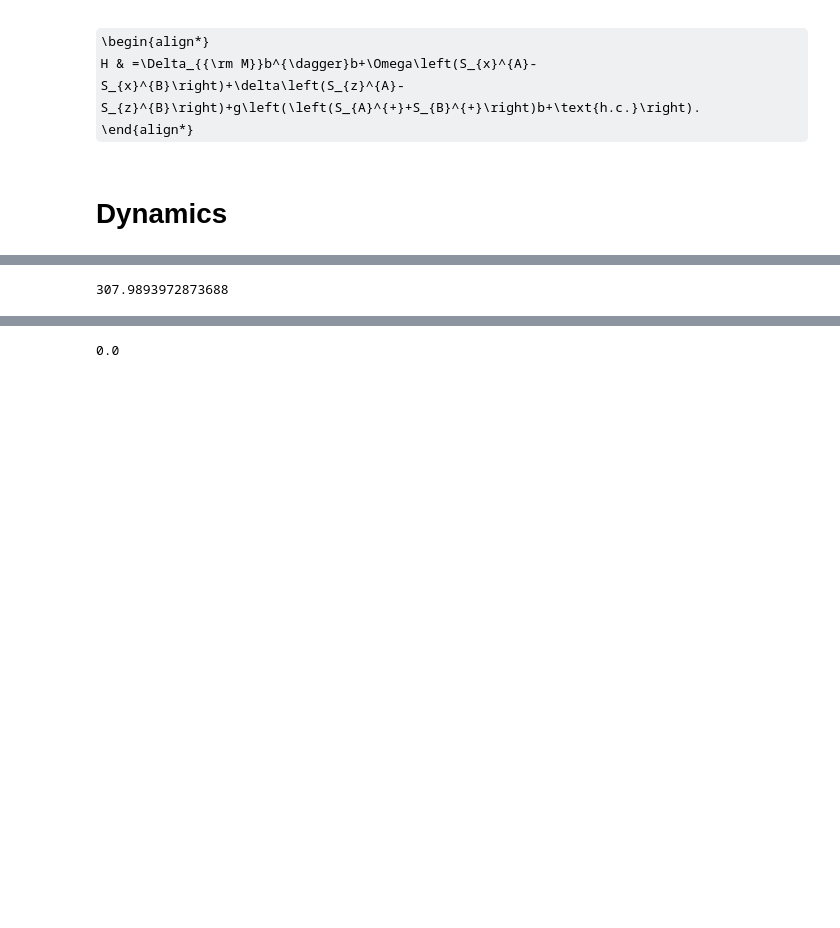
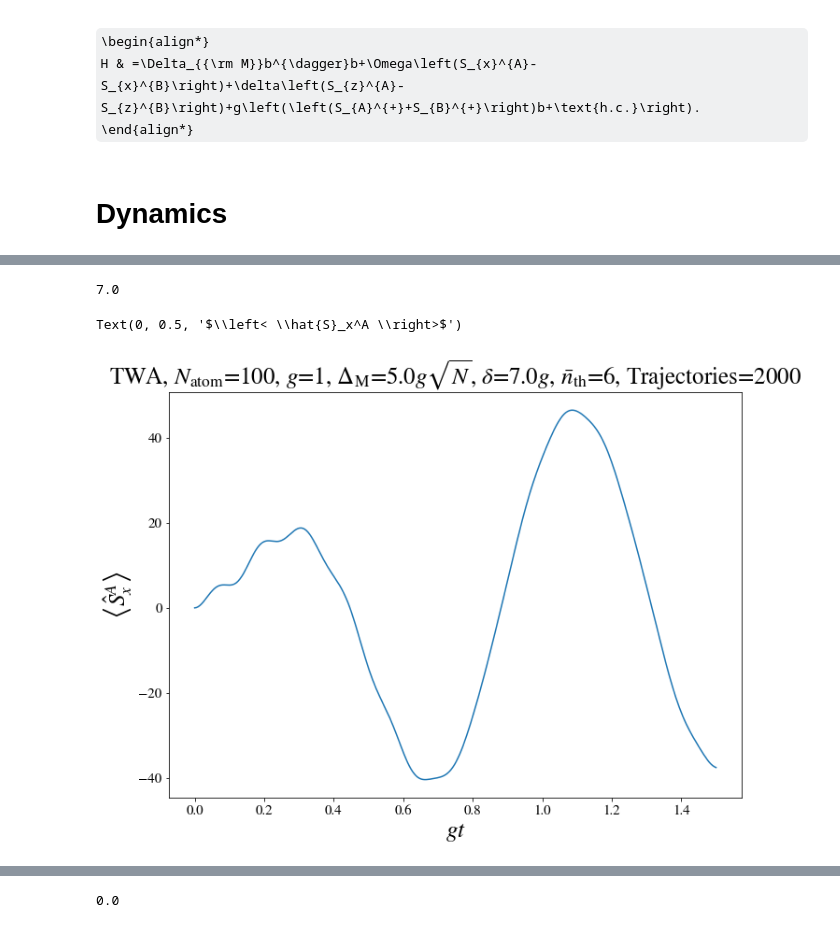
Before and after one commit to eckast161/Engineering-phonon-nuclear-spin, a Jupyter notebook: Collect_AB_system_TWA.ipynb, the cells around one changed output, grey strips where cells are left out. Cells and saved outputs as stored; diff of their text form; code cells hidden in the pictures; some formulas as TeX source; blank space fills up the shorter version.

```diff
--- a/Collect_AB_system_TWA.ipynb
+++ b/Collect_AB_system_TWA.ipynb
@@ -297,11 +347,4 @@ from numba import jit
 from numpy import sin, cos
 
 T0=time.time()
-# %%
-t1=time.time()
-
-
-print(t1-t0)
-# %% [output]
-307.9893972873688
 # %%
@@ -308,0 +358,16 @@ fact_det=int(DeltaM/(gC*sqrt(N_atom)))
+# %%
+f_delta
+# %% [output]
+7.0
+# %%
+plt.plot(t,Aver_tot[0])
+
+plt.title("$\\rm{TWA}$, $N_{\\rm{atom}}$="+str(N_atom)+", $ g$="+str(gC)+", $ \\Delta_{\\rm{M}}$="+str((f_DeltaM))+"$g\\sqrt{N}$"+", $ \\delta$="+str(f_delta)+"$g$"+", $\\bar{n}_{\\rm{th}}$="+str(nth)+", "+"Trajectories="+str(traj),fontsize=25)
+
+
+#plt.title("$\\rm{TWA}$, $N_{\\rm{atom}}$="+str(N_atom)+", $ \\Delta_{\\rm{M}}$="+str(DeltaM)+", $ g$="+str(gC)+", $ \\delta$="+str(delta)+", $\\bar{n}_{\\rm{th}}$="+str(nth)+", Trajectories="+str(traj),fontsize=25)
+plt.xlabel("$gt $",fontsize=25)
+plt.ylabel("$\\left< \\hat{S}_x^A \\right>$",fontsize=25)
+# %% [output]
+Text(0, 0.5, '$\\left< \\hat{S}_x^A \\right>$')
+[figure, added]
```
Also changed, not shown: parts of 39 cells of this notebook.
